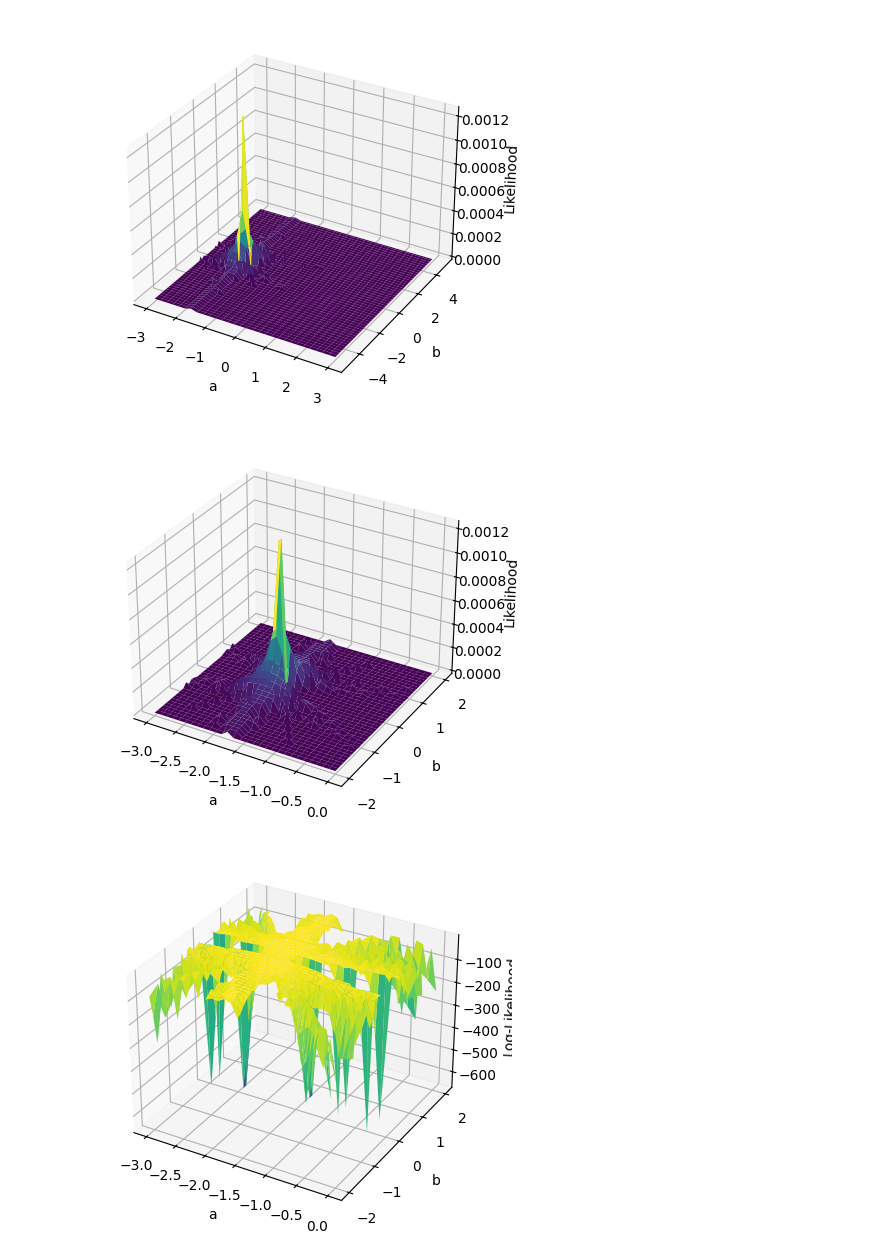
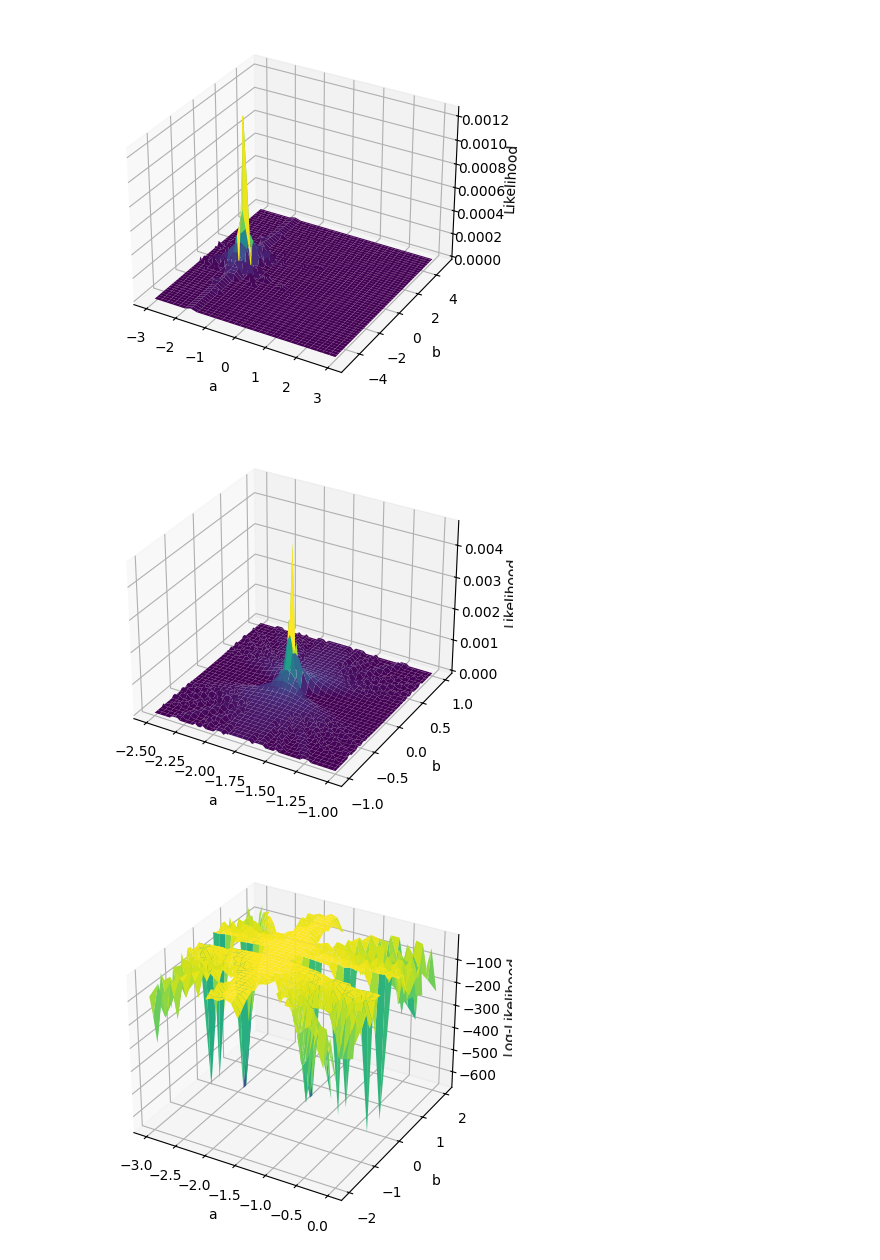
Before and after one commit to PeterKiss18/VasicekPDModel, a Jupyter notebook: MLE_multivariate_plot.ipynb, the cells around one changed output. Saved outputs shown, nothing was run; the diff lists cells and outputs as text; code cells hidden in the pictures.

```diff
--- a/MLE_multivariate_plot.ipynb
+++ b/MLE_multivariate_plot.ipynb
@@ -137,27 +137,27 @@ plt.show()
 [figure]
 # %%
 # Plot of the likelihood function in a and b
-x_num_points = 30
-y_num_points = 40
-a = np.linspace(-3, 0, x_num_points)
-b = np.linspace(-2, 2, y_num_points)
+x_num_points = 70
+y_num_points = 80
+a = np.linspace(-2.5, -1, x_num_points)
+b = np.linspace(-1, 1, y_num_points)
 A, B = np.meshgrid(a, b)
 L = np.zeros((y_num_points, x_num_points))
 
 modified_p_g = lambda x, a, b: norm.cdf(a + b * x)
 for i in range(x_num_points):
     for j in range(y_num_points):
         L[j, i] = calculate_my_likelihood(d_g, n_g, modified_p_g, norm.pdf, a[i], b[j])
 
 fig = plt.figure()
 ax = fig.add_subplot(111, projection='3d')
 ax.plot_surface(A, B, L, cmap='viridis')
 ax.set_xlabel('a')
 ax.set_ylabel('b')
 ax.set_zlabel('Likelihood')
 plt.show()
 # %% [output]
-[figure, old version]
+[figure, new version]
 # %%
 # Plot of the likelihood function in a and b
 x_num_points = 30
```
Also changed, not shown: parts of 3 cells of this notebook.
